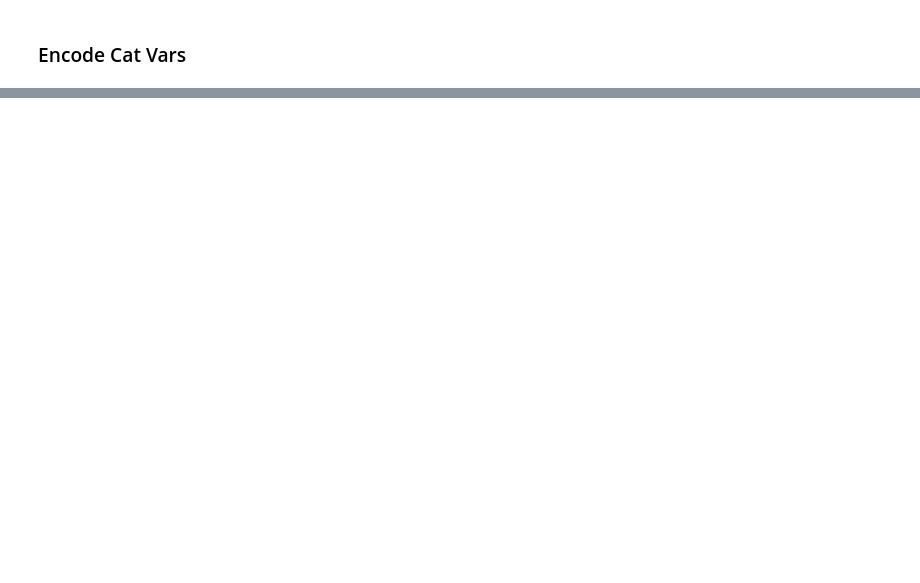
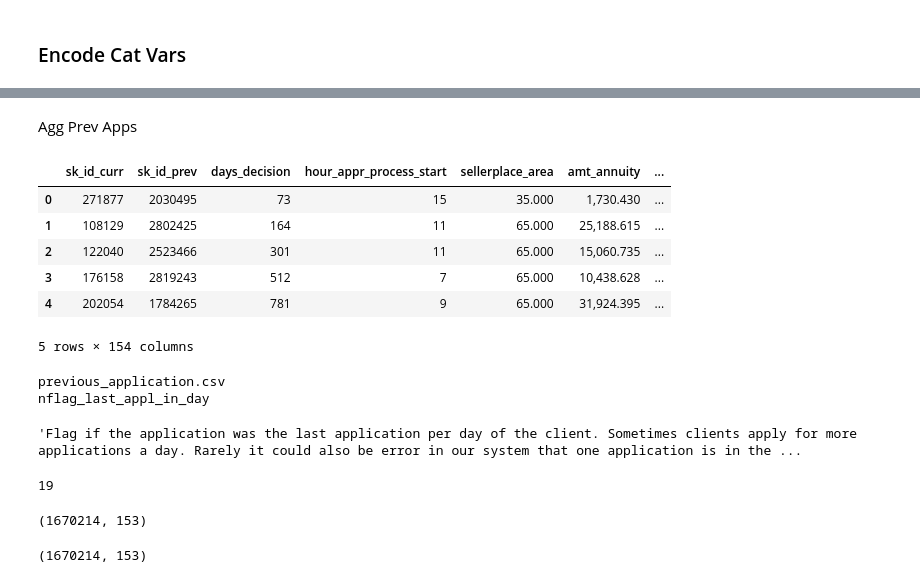
Before and after one commit to rshap91/home_credit_loans, a Jupyter notebook: Previous_Applications.ipynb, the cells around one changed output, grey strips where cells are left out. Drawn from its saved outputs; the diff is of its cells as text; code cells hidden in the pictures; blank space fills up the shorter version.

Commit message:
done cleaning ...

```diff
--- a/Previous_Applications.ipynb
+++ b/Previous_Applications.ipynb
@@ -408,3 +213,6 @@ for col in non_binary_cols:
     obj_cols.remove(col)
 # %%
 prev_apps.to_csv('clean_data/prev_apps.csv', index=False)
+# %%
+prev_apps = pd.read_csv('clean_data/prev_apps.csv', dtype={'sk_id_curr':str, 'sk_id_bureau':str, 'sk_id_prev':str,
+                                                                'num_instalment_version':str})
@@ -410,0 +295,12 @@ prev_apps.to_csv('clean_data/prev_apps.csv', index=False)
+# %% [markdown]
+Agg Prev Apps
+# %%
+prev_apps.head()
+# %% [output]
+|  | sk_id_curr | sk_id_prev | days_decision | hour_appr_process_start | sellerplace_area | amt_annuity | ... |
+| 0 | 271877 | 2030495 | 73 | 15 | 35.000 | 1,730.430 | ... |
+| 1 | 108129 | 2802425 | 164 | 11 | 65.000 | 25,188.615 | ... |
+| 2 | 122040 | 2523466 | 301 | 11 | 65.000 | 15,060.735 | ... |
+| 3 | 176158 | 2819243 | 512 | 7 | 65.000 | 10,438.628 | ... |
+| 4 | 202054 | 1784265 | 781 | 9 | 65.000 | 31,924.395 | ... |
+5 rows × 154 columns
@@ -410,0 +310,26 @@ prev_apps.to_csv('clean_data/prev_apps.csv', index=False)
+# %%
+col_descrip("previous_application.csv", 'nflag_last_appl_in_day')
+# %% [output]
+previous_application.csv
+nflag_last_appl_in_day
+'Flag if the application was the last application per day of the client. Sometimes clients apply for more applications a day. Rarely it could also be error in our system that one application is in the ...
+# %%
+prev_apps.columns.tolist().index('nflag_last_appl_in_day')
+# %% [output]
+19
+# %%
+agg_dic = dict.fromkeys(prev_apps.select_dtypes('number').columns.tolist(), 'mean')
+sum_cols = prev_apps.columns[19:].tolist()
+
+for s in sum_cols:
+    agg_dic[s] = 'sum'
+
+
+prev_apps_agg = prev_apps.groupby(['sk_id_curr','sk_id_prev']).agg(agg_dic).reset_index()
+prev_apps_agg.shape
+# %% [output]
+(1670214, 153)
+# %%
+prev_apps_agg.shape
+# %% [output]
+(1670214, 153)
```
Also changed, not shown: parts of 33 cells of this notebook, 5 other files.
